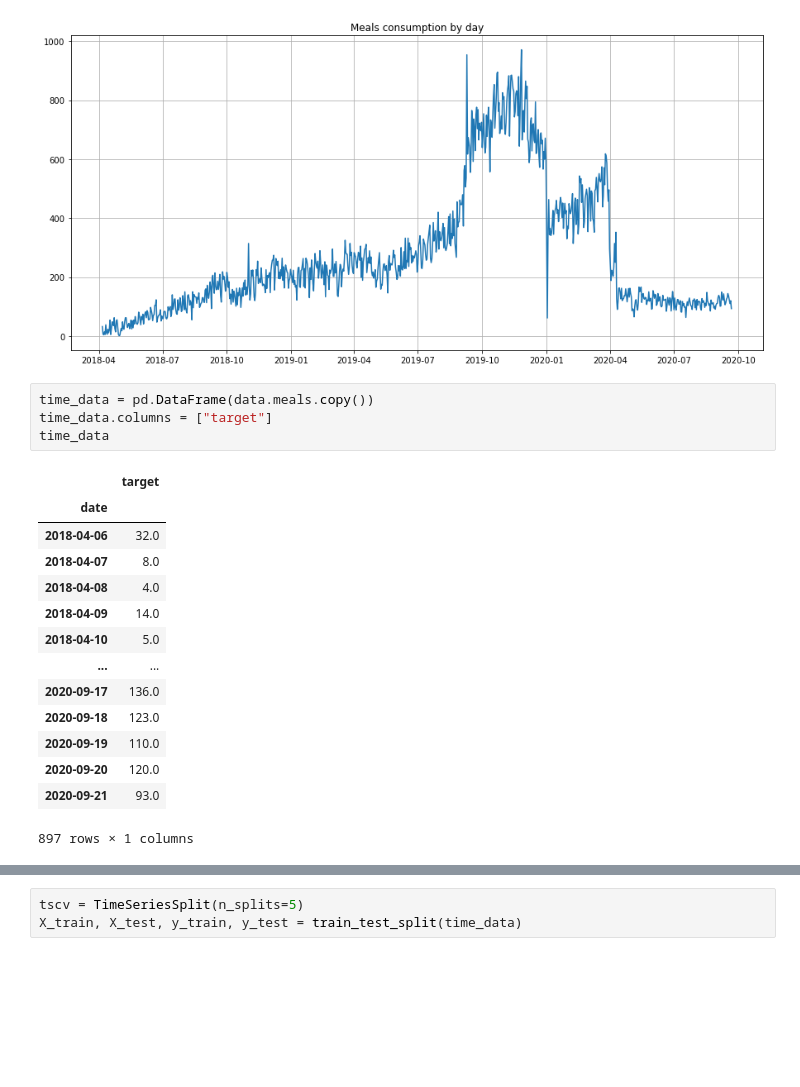
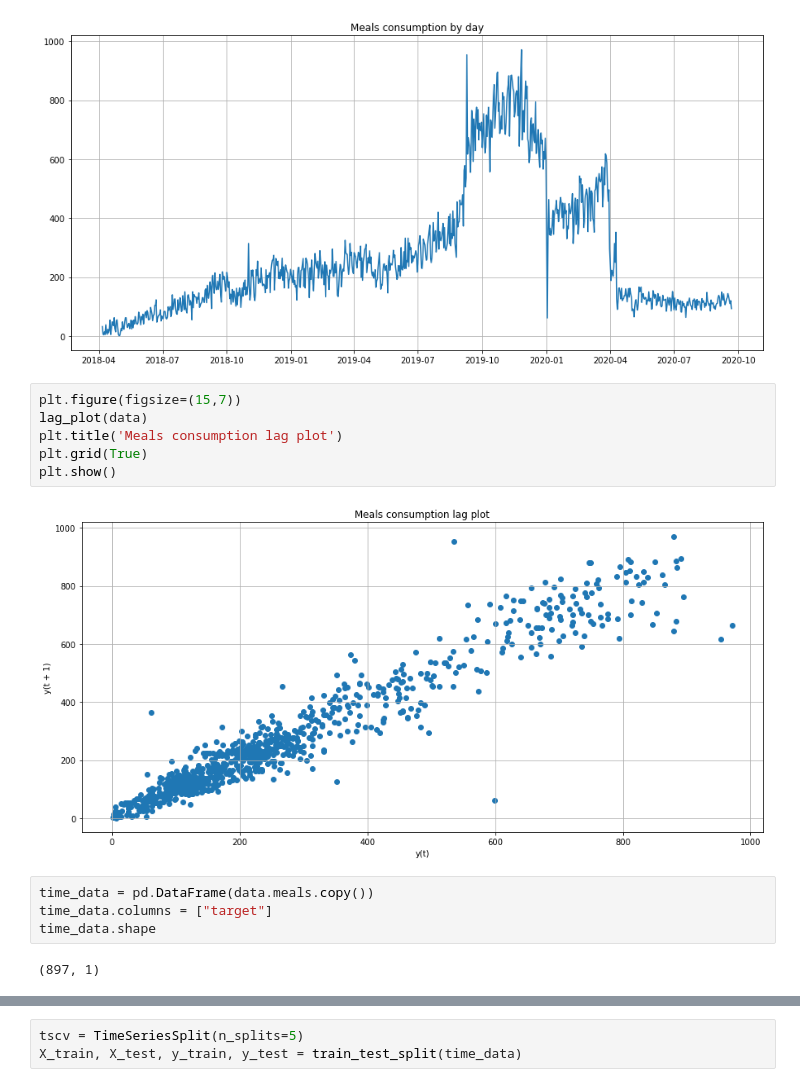
Before and after one commit to mrStasSmirnoff/Data_Science_Projects, a Jupyter notebook: Restaurant_Meals_Prediction/v3-study-lags-importance.ipynb, the cells around one changed output, grey strips where cells are left out. Saved outputs shown, nothing was run; the diff lists cells and outputs as text; blank space fills up the shorter version.

```diff
--- a/Restaurant_Meals_Prediction/v3-study-lags-importance.ipynb
+++ b/Restaurant_Meals_Prediction/v3-study-lags-importance.ipynb
@@ -55,25 +54,20 @@ plt.grid(True)
 plt.show()
 # %% [output]
 [figure]
+# %%
+plt.figure(figsize=(15,7))
+lag_plot(data)
+plt.title('Meals consumption lag plot')
+plt.grid(True)
+plt.show()
+# %% [output]
+[figure, added]
 # %%
 time_data = pd.DataFrame(data.meals.copy())
 time_data.columns = ["target"]
-time_data
+time_data.shape
 # %% [output]
-|  | target |
-| date |  |
-| 2018-04-06 | 32.0 |
-| 2018-04-07 | 8.0 |
-| 2018-04-08 | 4.0 |
-| 2018-04-09 | 14.0 |
-| 2018-04-10 | 5.0 |
-| ... | ... |
-| 2020-09-17 | 136.0 |
-| 2020-09-18 | 123.0 |
-| 2020-09-19 | 110.0 |
-| 2020-09-20 | 120.0 |
-| 2020-09-21 | 93.0 |
-897 rows × 1 columns
+(897, 1)
 # %%
 # Adding the lag of the target varable from 7 steps back (week) up to 30 (month)
 
```
Also changed, not shown: parts of 13 cells of this notebook, 3 other files.
